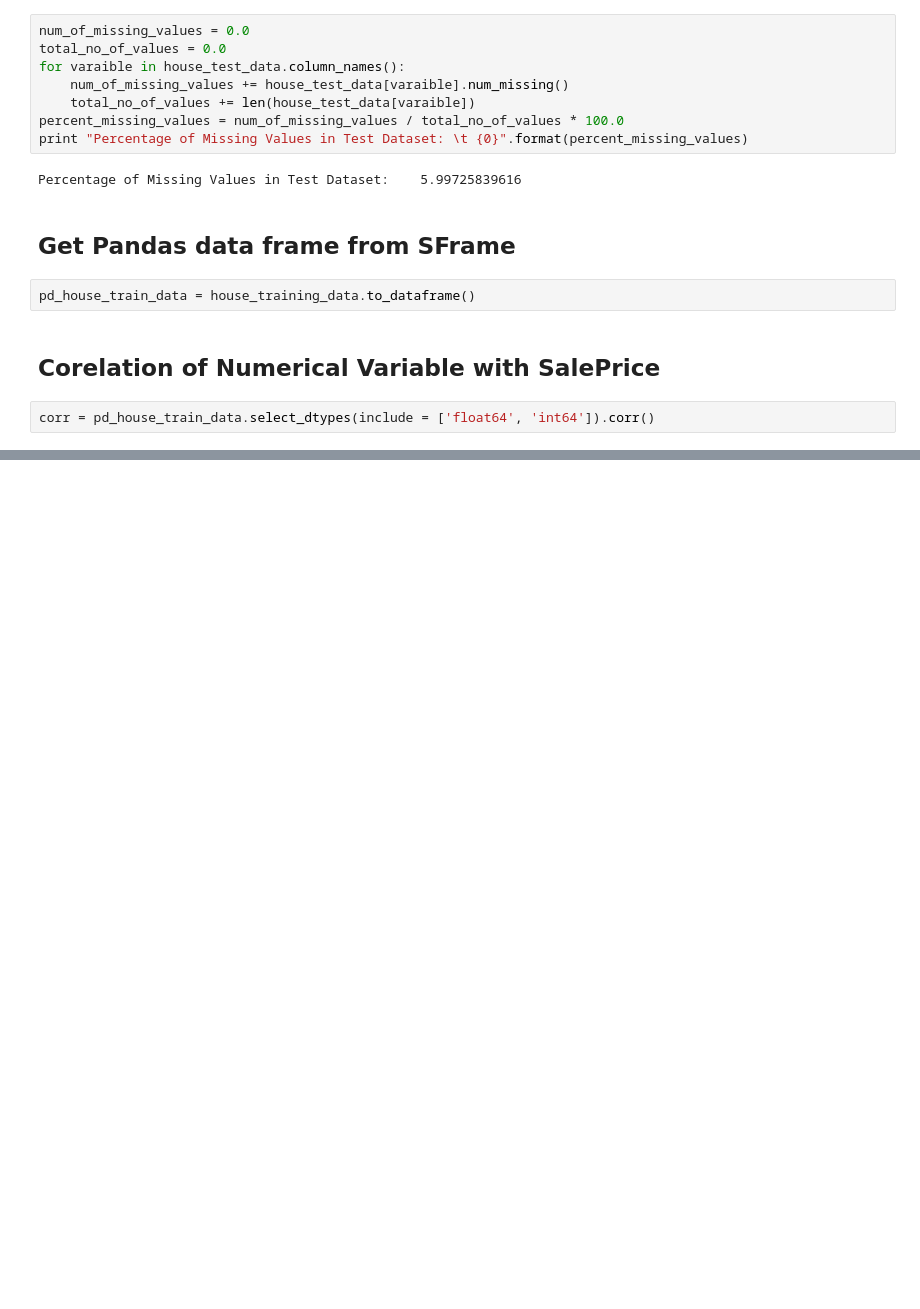
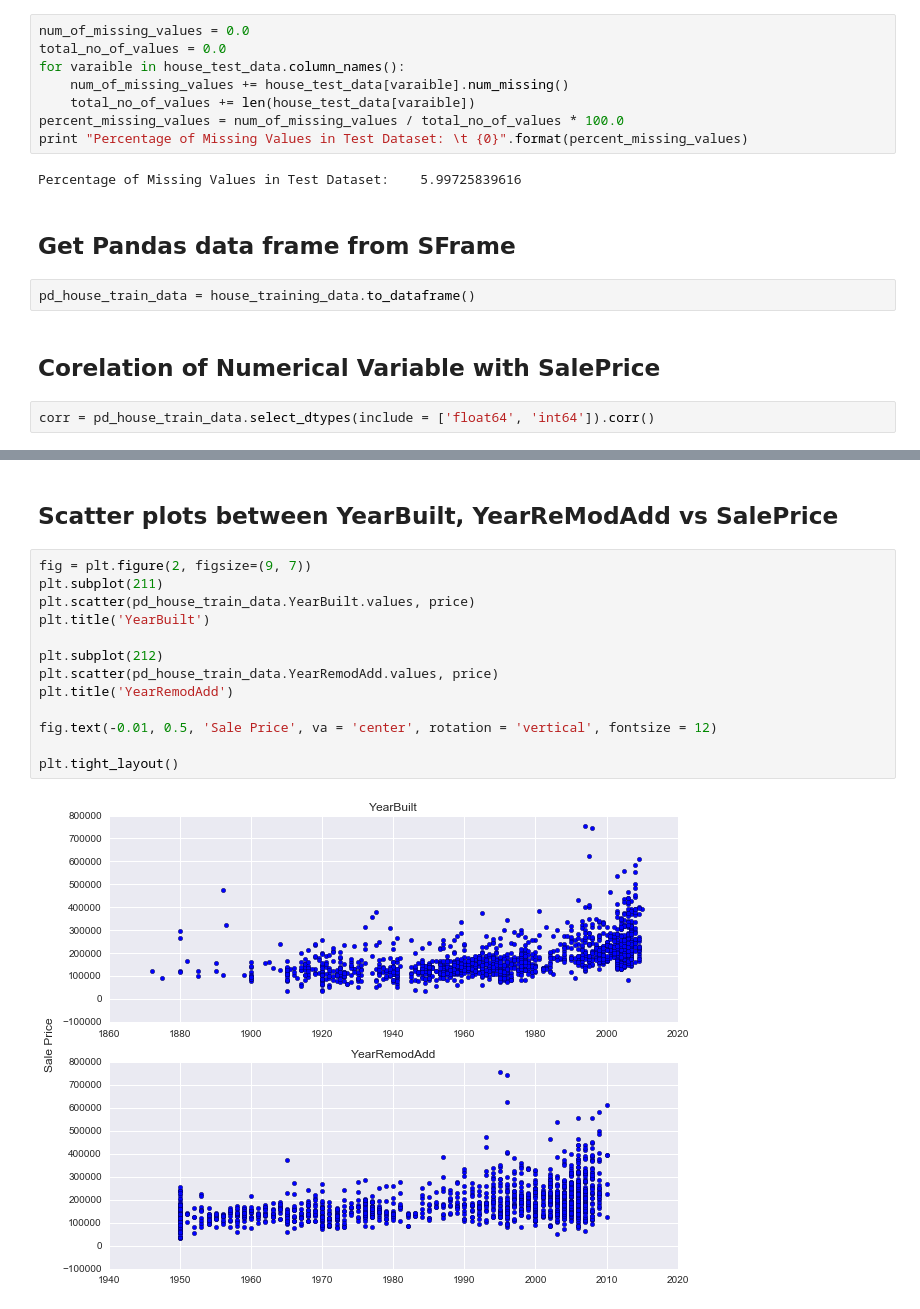
Before and after one commit to nishanth-pinnapareddy/CS_267_House_Price_prediction, a Jupyter notebook: House_Price_Prediction.ipynb, the cells around one changed output, grey strips where cells are left out. Cells and saved outputs as stored; diff of their text form; blank space fills up the shorter version.

```diff
--- a/House_Price_Prediction.ipynb
+++ b/House_Price_Prediction.ipynb
@@ -299,0 +338,17 @@ OverallQual:    0.790981600584
+# %% [markdown]
+## Scatter plots between YearBuilt, YearReModAdd vs SalePrice
+# %%
+fig = plt.figure(2, figsize=(9, 7))
+plt.subplot(211)
+plt.scatter(pd_house_train_data.YearBuilt.values, price)
+plt.title('YearBuilt')
+
+plt.subplot(212)
+plt.scatter(pd_house_train_data.YearRemodAdd.values, price)
+plt.title('YearRemodAdd')
+
+fig.text(-0.01, 0.5, 'Sale Price', va = 'center', rotation = 'vertical', fontsize = 12)
+
+plt.tight_layout()
+# %% [output]
+[figure, added]
```
Also changed, not shown: parts of 9 cells of this notebook.
